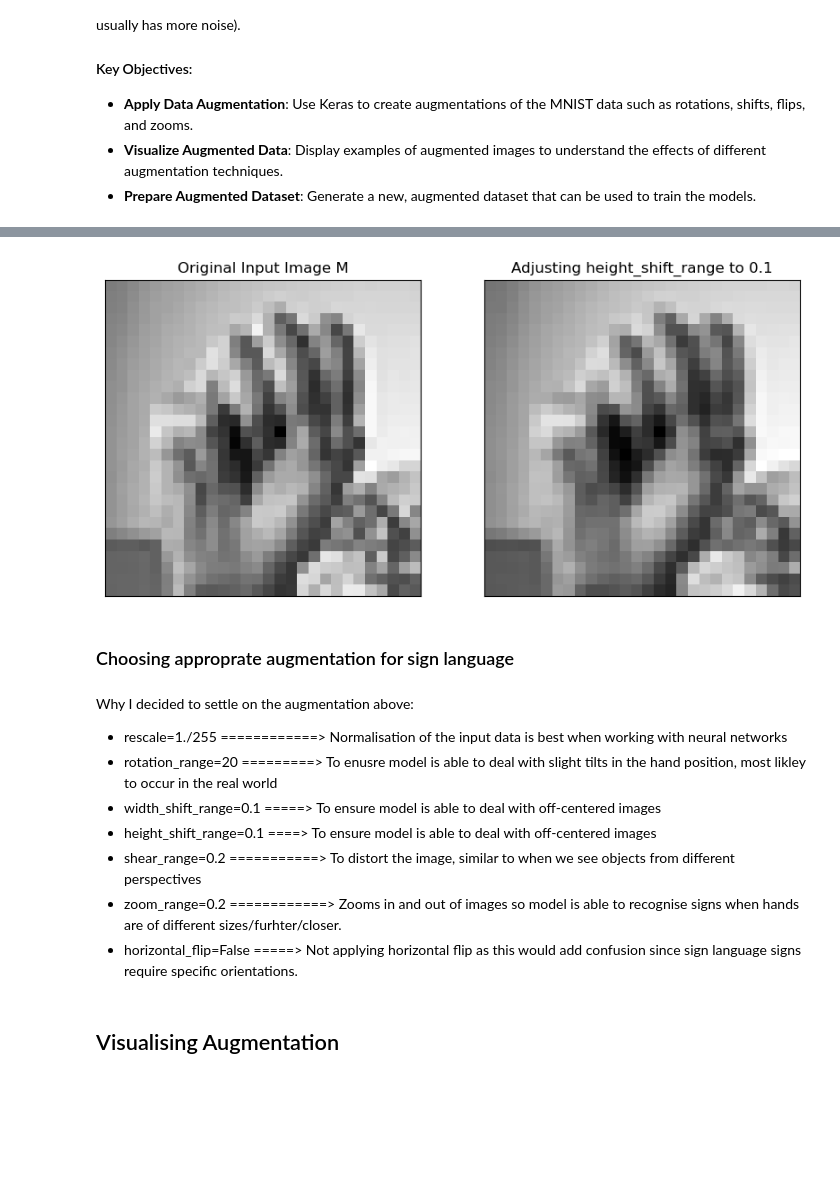
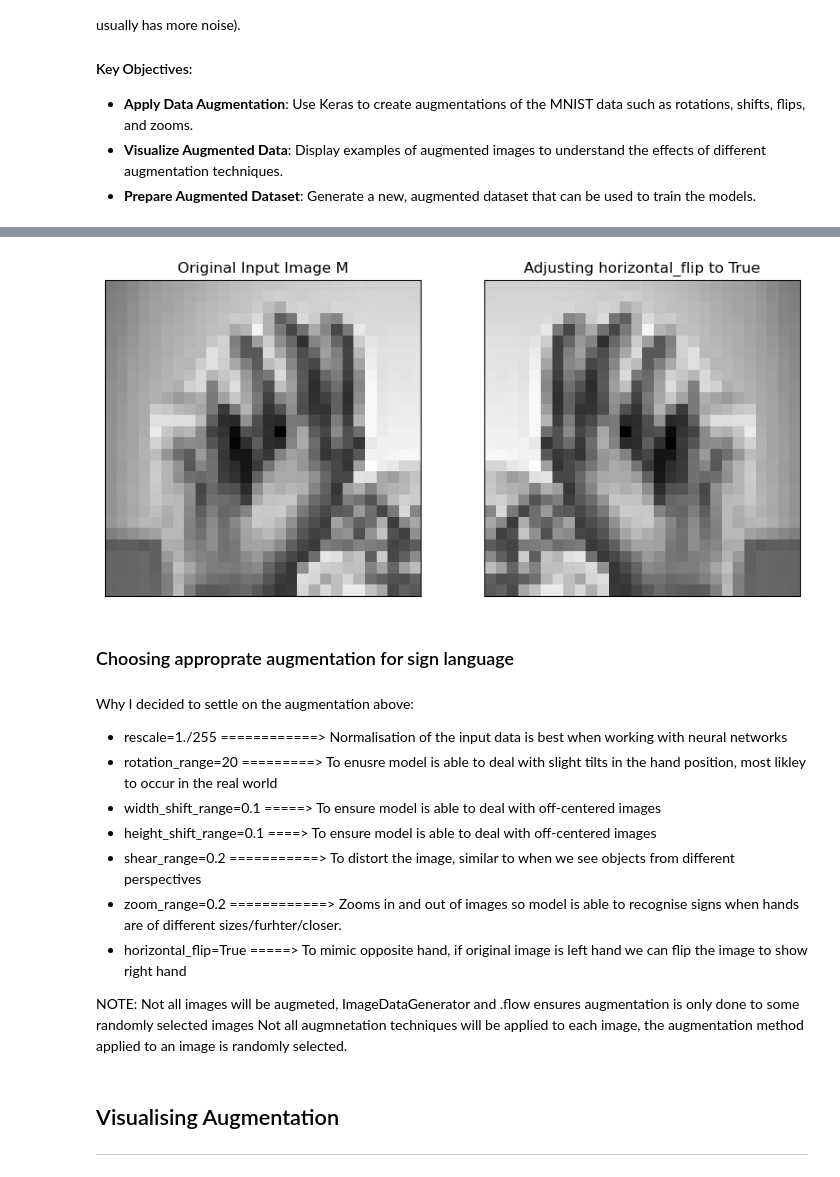
Before and after one commit to simrenbasra/Sign_Lingual, a Jupyter notebook: notebooks/01_data_processing/02-data-augmentation.ipynb, the cells around one changed output, grey strips where cells are left out. Saved outputs shown, nothing was run; the diff lists cells and outputs as text; code cells hidden in the pictures; blank space fills up the shorter version.

Commit message:
Added formatting, changed data location

```diff
--- a/notebooks/01_data_processing/02-data-augmentation.ipynb
+++ b/notebooks/01_data_processing/02-data-augmentation.ipynb
@@ -45,8 +47,8 @@ np.random.seed(1)
 alphabet = ['a','b','c','d','e','f','g','h','i','k','l','m','n','o','p','q','r','s','t','u','v','w','x','y']
 # %%
 # load X and y
-X  = joblib.load( '../../model/my_files/X.pkl' )
-y = joblib.load( '../../model/my_files/y.pkl' )
+X  = joblib.load('../../data/my_data/X.pkl' )
+y = joblib.load('../../data/my_data/y.pkl' )
 # %%
 # split X and y into train/val datasets
 X_train, X_val, y_train, y_val = train_test_split(X, y, test_size = 0.2, random_state=1)
@@ -135,7 +145,7 @@ def testing_aug_effects(X,letter, aug_param , aug_value):
 # %%
-testing_aug_effects(X,'M',aug_param= 'height_shift_range', aug_value = 0.1)
+testing_aug_effects(X,'M',aug_param= 'horizontal_flip', aug_value = True)
 # %% [output]
-[figure, old version]
+[figure, new version]
 # %% [markdown]
 ### Choosing approprate augmentation for sign language
 # %%
@@ -159,12 +169,16 @@ Why I decided to settle on the augmentation above:
 - height_shift_range=0.1 ====> To ensure model is able to deal with off-centered images
 - shear_range=0.2 ===========> To distort the image, similar to when we see objects from different perspectives
 - zoom_range=0.2 ============> Zooms in and out of images so model is able to recognise signs when hands are of different sizes/furhter/closer.
-- horizontal_flip=False =====> Not applying horizontal flip as this would add confusion since sign language signs require specific orientations.
+- horizontal_flip=True =====>  To mimic opposite hand, if original image is left hand we can flip the image to show right hand
+
+NOTE: Not all images will be augmeted, ImageDataGenerator and .flow ensures augmentation is only done to some randomly selected images
+      Not all augmnetation techniques will be applied to each image, the augmentation method applied to an image is randomly selected.
 # %%
 train_generator = train_datagen.flow(X_train, y_train, batch_size=32)
 val_generator = val_datagen.flow(X_val, y_val, batch_size=32)
 # %% [markdown]
 ## Visualising Augmentation
+----
 # %%
 alphabet = ['a','b','c','d','e','f','g','h','i','k','l','m','n','o','p','q','r','s','t','u','v','w','x','y']
 unique_values = np.unique(y_train)
```
Also changed, not shown: parts of 13 cells of this notebook.
